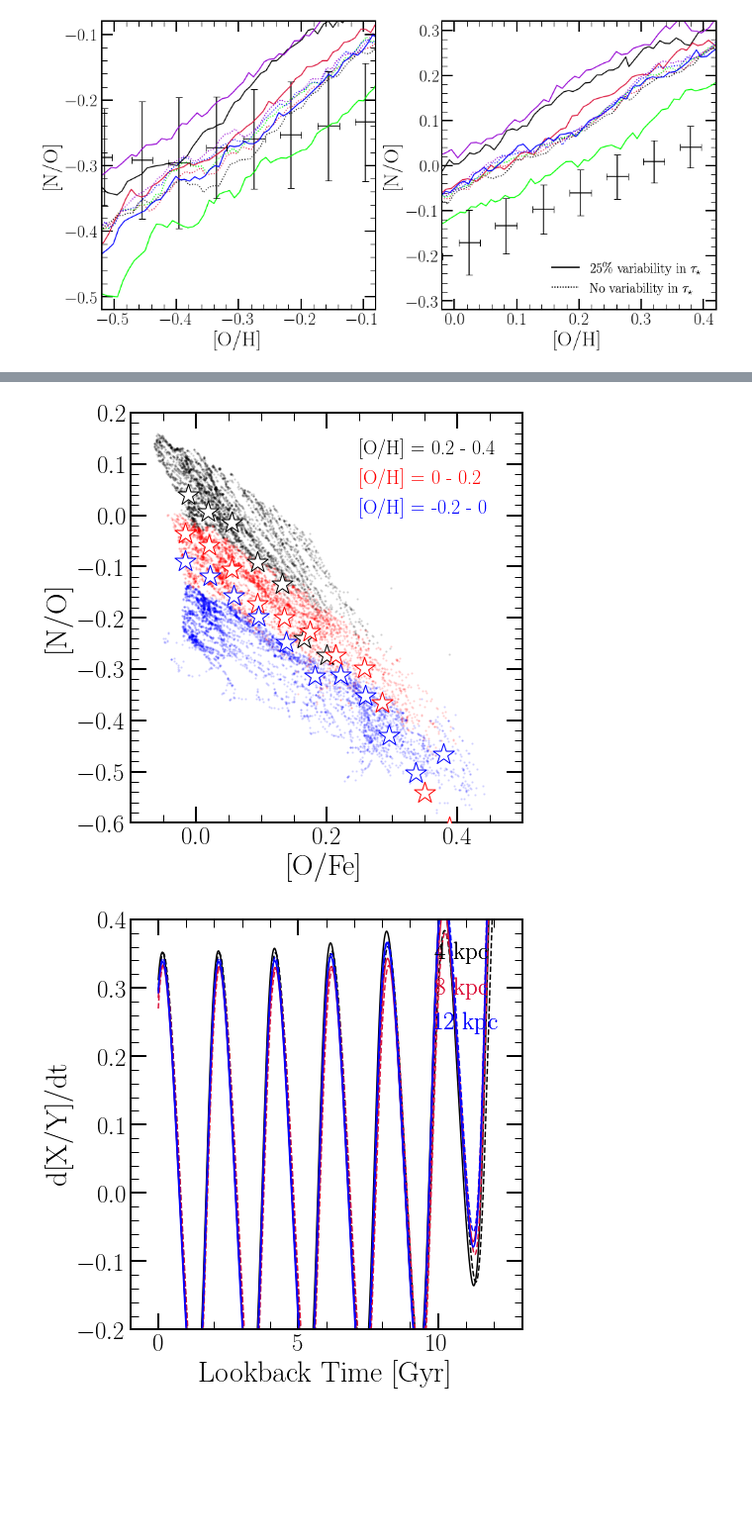
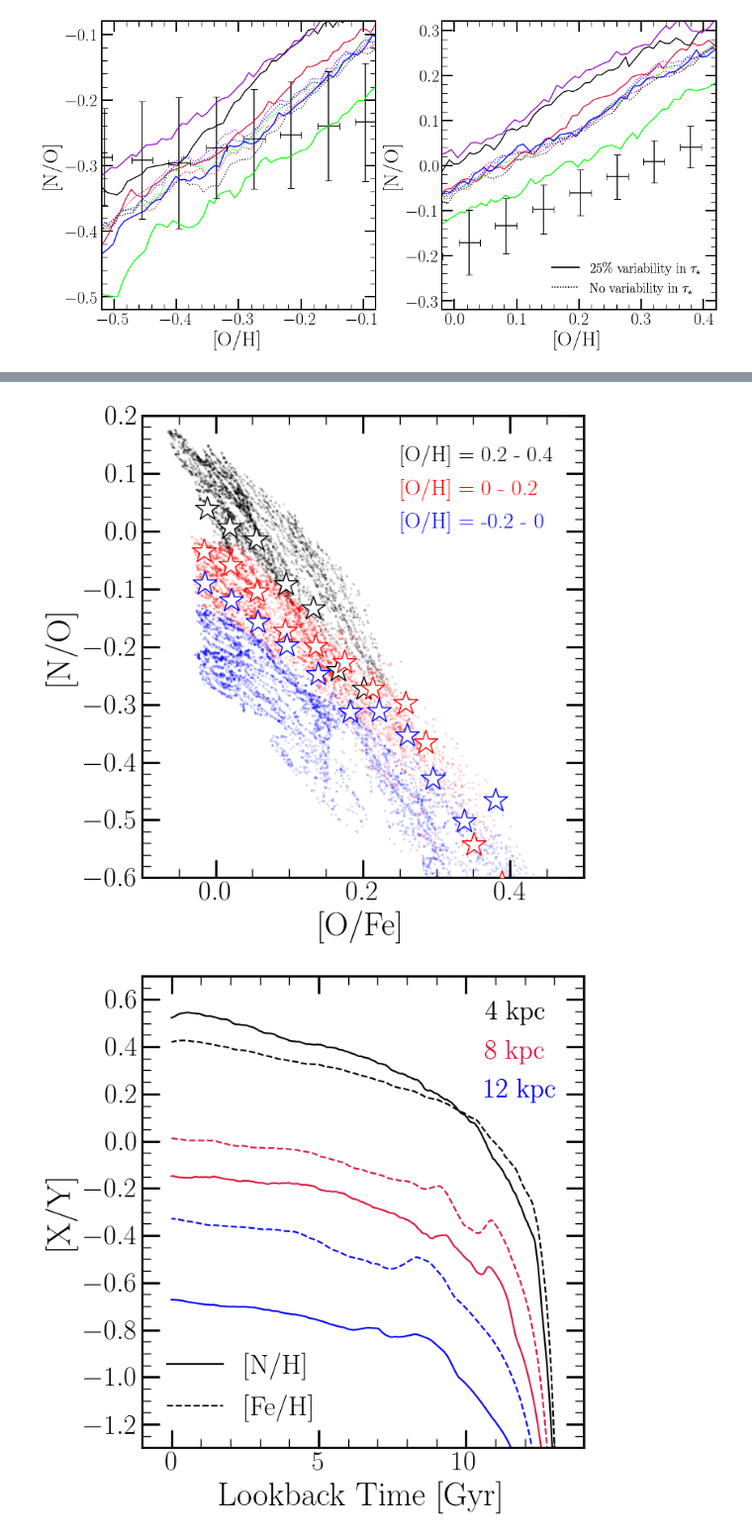
Before and after one commit to giganano/AGBmigration, a Jupyter notebook: notebooks/paper_plots.ipynb, the cells around one changed output, grey strips where cells are left out. Shown at 99% size. Cells and saved outputs as stored; diff of their text form; code cells hidden in the pictures; blank space fills up the shorter version.

```diff
--- a/notebooks/paper_plots.ipynb
+++ b/notebooks/paper_plots.ipynb
@@ -849,7 +862,7 @@ times = [2, 5, 8, 11, 13.2]
 colors = ["darkviolet", "blue", "lime", "crimson", "black"]
 # linestyles = ['-.', ':', '-', '--', '-']
 diffusion = vice.output("../outputs/diffusion/insideout")
-postprocess = vice.output("../outputs/post-process/insideout_3xcristallo")
+postprocess = vice.output("../outputs/post-process/insideout")
 zones = ["zone%d" % (_) for _ in range(20, 155)]
 for i in range(len(times)):
     idx = postprocess.zones["zone0"].history["time"].index(times[i])
@@ -883,4 +896,5 @@ for i in range(len(times)):
     leg.legendHandles[i].set_visible(False)
 plt.tight_layout()
 plt.savefig("../paper/no_oh_timeevol.pdf")
+plt.show()
 # %% [output]
@@ -894,7 +908,8 @@ ax = fig.add_subplot(111)
 ax.set_xscale("log")
 ax.set_xlabel("Age [Gyr]")
 ax.set_ylabel(r"$M_x/M_{x,\text{final}}$")
-plots.mpltoolkit.xticklabel_formatter(ax)
+# plots.mpltoolkit.xticklabel_formatter(ax)
+ax.xaxis.set_major_formatter(fsf("%g"))
 ax.set_xlim([0.005, 20])
 ax.set_ylim([-0.05, 1.05])
 vice.yields.ccsne.settings['fe'] = 0.0
@@ -940,4 +955,5 @@ leg.legendHandles[i + 1].set_visible(False)
 
 plt.tight_layout()
 plt.savefig("../paper/ssp_production.pdf")
+plt.show()
 # %% [output]
@@ -952,7 +970,7 @@ ax.set_ylabel("[N/O]")
 ax.set_ylim([-0.4, 0.16])
 
 
-out = vice.output("../outputs/diffusion/insideout_3xcristallo")
+out = vice.output("../outputs/diffusion/insideout")
 feh_bins = [[0.2, 0.4], [0.0, 0.2], [-0.2, 0.0]]
 age_bins = [[0, 2], [2, 4], [4, 6], [6, 8], [8, 10]]
 colors = ["black", "crimson", "blue"]
@@ -1011,4 +1029,5 @@ for i in range(len(feh_bins)):
 plt.tight_layout()
 plt.subplots_adjust(wspace = 0)
 plt.savefig("../paper/no_vs_age.pdf")
+plt.show()
 # %% [output]
@@ -1023,7 +1044,7 @@ ax.set_ylim([-0.6, 0.2])
 oh_bins = [[0.2, 0.4], [0.0, 0.2], [-0.2, 0.0]]
 ofe_bins = [[0.04 * (i - 1), 0.04 * i] for i in range(11)]
 colors = ["black", "red", "blue"]
-out = vice.output("../outputs/diffusion/insideout_3xcristallo")
+out = vice.output("../outputs/diffusion/insideout")
 stars = out.stars.filter(
     "zone_final", ">=", 20).filter(
     "zone_final", "<=", 154)
@@ -1067,64 +1088,67 @@ for i in range(len(oh_bins)):
     leg.legendHandles[i].set_visible(False)
 plt.tight_layout()
 plt.savefig("../paper/no_vs_ofe.pdf")
+plt.show()
 # %% [output]
-[figure, old version]
+[figure, new version]
 # %%
 fig = plt.figure(figsize = (7, 7), facecolor = "white")
 ax = fig.add_subplot(111, facecolor = "white")
 ax.set_xlabel("Lookback Time [Gyr]")
-# ax.set_ylabel("[X/Y]")
-ax.set_ylabel("d[X/Y]/dt")
-ax.set_xlim([-1, 13])
-# ax.set_ylim([-1.3, 0.7])
-ax.set_ylim([-0.2, 0.4])
+ax.set_ylabel("[X/Y]")
+# ax.set_ylabel("d[X/Y]/dt")
+ax.set_xlim([-1, 14])
+ax.set_ylim([-1.3, 0.7])
+ax.set_yticks([-1.2 + 0.2 * _ for _ in range(10)])
+# ax.set_ylim([-0.2, 0.4])
 
-out = vice.output("../outputs/post-process/insideout_3xcristallo")
+out = vice.output("../outputs/diffusion/insideout")
 
 kwargs = {
     "c": plots.mpltoolkit.named_colors()["black"]
 }
-# line1 = ax.plot([0, 1], [0, 1], linestyle = '-', label = "[N/H]", **kwargs)[0]
-# line2 = ax.plot([0, 1], [0, 1], linestyle = '--', label = "[Fe/H]", **kwargs)[0]
-# leg = ax.legend(loc = plots.mpltoolkit.mpl_loc("lower left"), ncol = 1, frameon = False)
-# ax.add_artist(leg)
-# line1.remove()
-# line2.remove()
+line1 = ax.plot([0, 1], [0, 1], linestyle = '-', label = "[N/H]", **kwargs)[0]
+line2 = ax.plot([0, 1], [0, 1], linestyle = '--', label = "[Fe/H]", **kwargs)[0]
+leg = ax.legend(loc = plots.mpltoolkit.mpl_loc("lower left"), ncol = 1, frameon = False)
+ax.add_artist(leg)
+line1.remove()
+line2.remove()
 
 # zones = ["zone40", "zone60", "zone80", "zone100", "zone120"]
 # labels = ["4 kpc", "6 kpc", "8 kpc", "10 kpc", "12 kpc"]
 # colors = ["black", "crimson", "lime", "blue", "darkviolet"]
 zones = ["zone40", "zone80", "zone120"]
 labels = ["4 kpc", "8 kpc", "12 kpc"]
 colors = ["black", "crimson", "blue"]
 for i in range(len(zones)):
-#     xvals = out.zones[zones[i]].history["lookback"]
-    xvals = [(a + b) / 2 for a, b in zip(out.zones[zones[i]].history["lookback"][1:],
-        out.zones[zones[i]].history["lookback"][:-1])]
-#     yvals = out.zones[zones[i]].history["[fe/h]"]
-    yvals = len(xvals) * [0.]
-    for j in range(len(yvals)):
-        yvals[j] = out.zones[zones[i]].history["[fe/h]"][j + 1] - out.zones[zones[i]].history["[fe/h]"][j]
-        yvals[j] /= out.zones[zones[i]].history["time"][j + 1] - out.zones[zones[i]].history["time"][j]
+    xvals = out.zones[zones[i]].history["lookback"]
+#     xvals = [(a + b) / 2 for a, b in zip(out.zones[zones[i]].history["lookback"][1:],
+#         out.zones[zones[i]].history["lookback"][:-1])]
+    yvals = out.zones[zones[i]].history["[fe/h]"]
+#     yvals = len(xvals) * [0.]
+#     for j in range(len(yvals)):
+#         yvals[j] = out.zones[zones[i]].history["[fe/h]"][j + 1] - out.zones[zones[i]].history["[fe/h]"][j]
+#         yvals[j] /= out.zones[zones[i]].history["time"][j + 1] - out.zones[zones[i]].history["time"][j]
     kwargs = {
         "c": plots.mpltoolkit.named_colors()[colors[i]],
         "linestyle": '--'
     }
     ax.plot(xvals, yvals, **kwargs)
-    for j in range(len(yvals)):
-        yvals[j] = out.zones[zones[i]].history["[n/h]"][j + 1] - out.zones[zones[i]].history["[n/h]"][j]
-        yvals[j] /= out.zones[zones[i]].history["time"][j + 1] - out.zones[zones[i]].history["time"][j]
-#     yvals = out.zones[zones[i]].history["[n/h]"]
+#     for j in range(len(yvals)):
+#         yvals[j] = out.zones[zones[i]].history["[n/h]"][j + 1] - out.zones[zones[i]].history["[n/h]"][j]
+#         yvals[j] /= out.zones[zones[i]].history["time"][j + 1] - out.zones[zones[i]].history["time"][j]
+    yvals = out.zones[zones[i]].history["[n/h]"]
     kwargs["linestyle"] = '-'
     kwargs["label"] = labels[i]
     ax.plot(xvals, yvals, **kwargs)
 leg = ax.legend(loc = plots.mpltoolkit.mpl_loc("upper right"), ncol = 1, frameon = False,
     handlelength = 0)
 for i in range(len(zones)):
     leg.get_texts()[i].set_color(colors[i])
     leg.legendHandles[i].set_visible(False)
 ax.add_artist(leg)
 plt.tight_layout()
-plt.savefig("../paper/no_feh_vs_lookback.pdf")
+plt.savefig("../paper/nh_feh_vs_lookback.pdf")
+plt.show()
 # %% [output]
-[figure, old version]
+[figure, new version]
```
Also changed, not shown: parts of 14 cells of this notebook, 15 other files.
